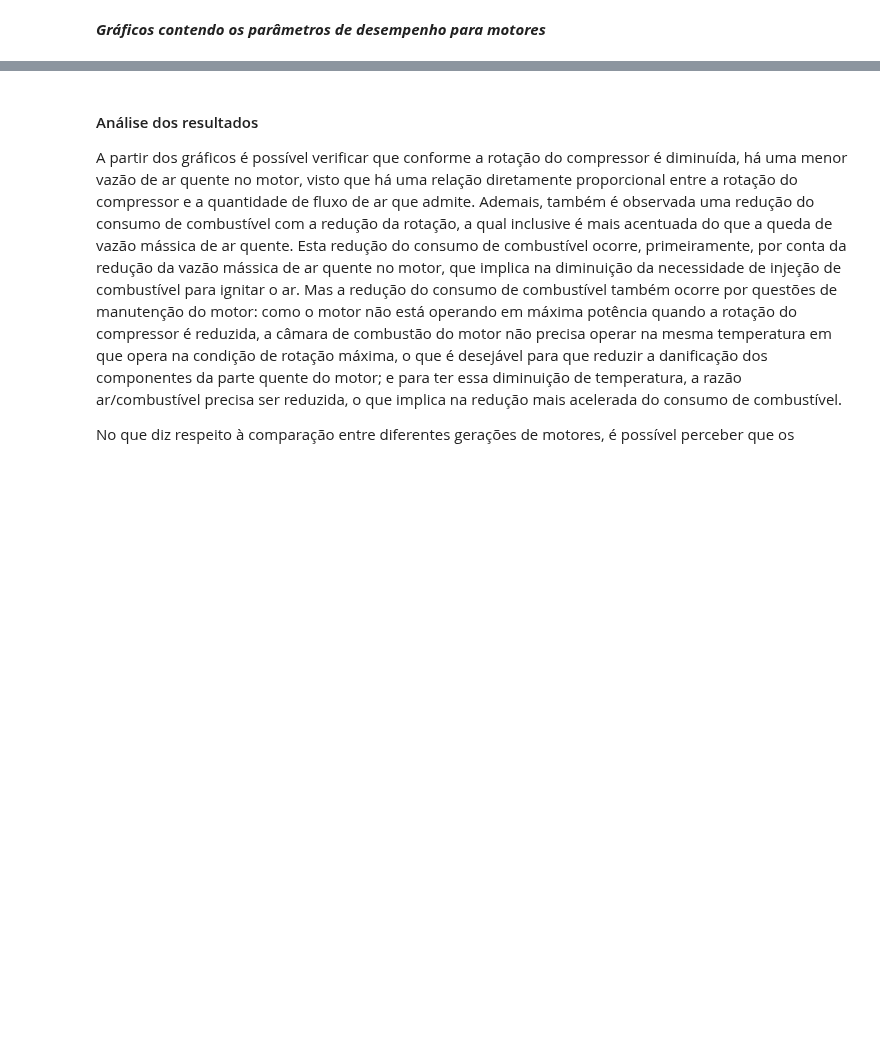
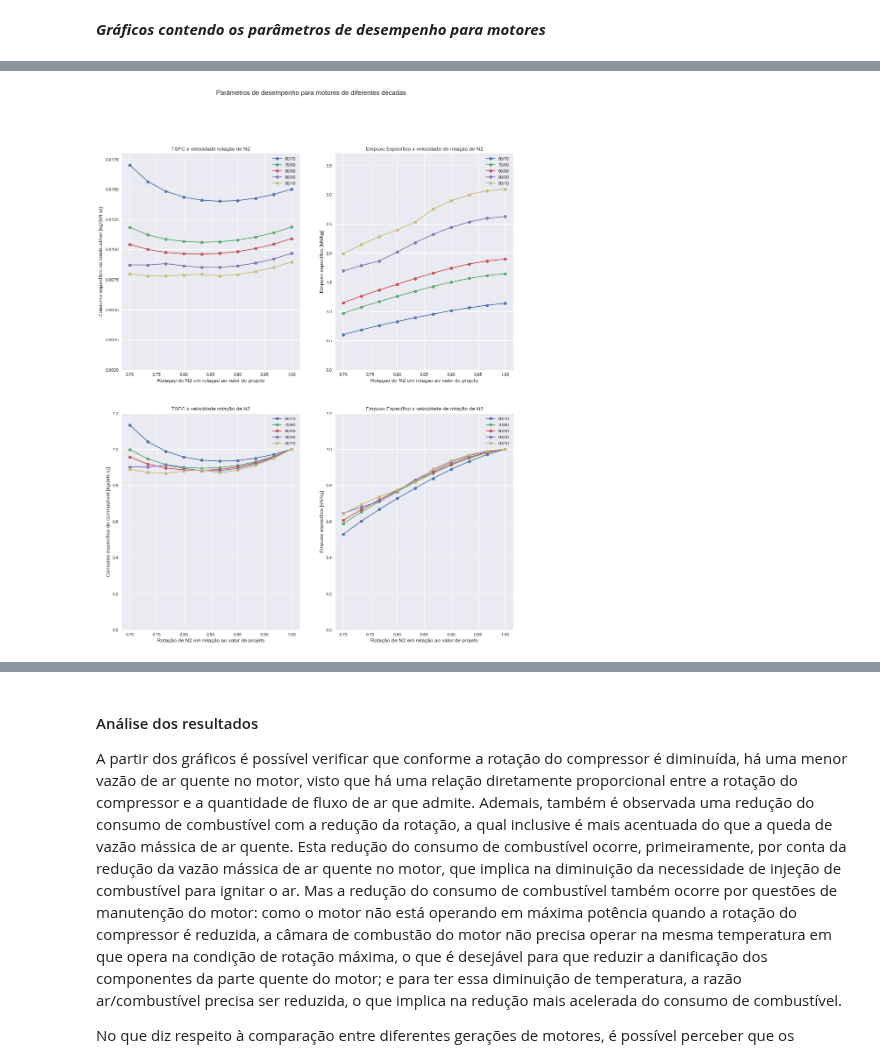
Before and after one commit to jonasdegrave/gas-turbine, a Jupyter notebook: gasTurbineReport.ipynb, the cells around one changed output, grey strips where cells are left out. Saved outputs shown, nothing was run; the diff lists cells and outputs as text; code cells hidden in the pictures; blank space fills up the shorter version.

```diff
--- a/gasTurbineReport.ipynb
+++ b/gasTurbineReport.ipynb
@@ -1453,7 +1457,7 @@ fig, ax = plt.subplots(nrows=rows, ncols=cols, figsize=(16,20))
 
 fig.suptitle('Parâmetros de desempenho para motores de diferentes décadas',fontsize=fontsize_title)
 # Definicão dos títulos e indices dos gráficos
-titulos=['TSFC x velocidade rotação de N2','Empuxo Específico x veocidade de rotação de N2','TSFC normalizado x velocidade de rotação de N2','Empuxo Específico normalizado x velocidade de rotação de N2']
+titulos=['TSFC x velocidade rotação de N2','Empuxo Específico x velocidade de rotação de N2','TSFC normalizado x velocidade de rotação de N2','Empuxo Específico normalizado x velocidade de rotação de N2']
 ylabels=['Consumo específico de combustível [kg/(kN s)]','Empuxo específico [kN/kg]','Consumo específico de combustível normalizado','Empuxo específico normalizado']
 labels = ['60/70','70/80','80/90','90/00','00/10']
 
@@ -1481,33 +1485,35 @@ for j in range(0,cols):
     aux += 1
 i = 1
 aux = 2
 for j in range(0,cols):
     plt.sca(ax[i,j])
     ax[i,j].set_xlabel('Rotação de N2 em relação ao valor de projeto',fontsize=fontsize_label)
     ax[i,j].set_ylabel(ylabels[aux-2],fontsize=fontsize_label)
     ax[i,j].set_ylim(0,1.2*performance_list[0][labels[0]].iloc[aux]/performance_list[0][labels[0]].iloc[aux])
     for k in range(0,5):
         plt.plot(np.linspace(1.0,0.7,10),
         [performance_list[0][labels[k]].iloc[aux]/performance_list[0][labels[k]].iloc[aux],
         performance_list[1][labels[k]].iloc[aux]/performance_list[0][labels[k]].iloc[aux],
         performance_list[2][labels[k]].iloc[aux]/performance_list[0][labels[k]].iloc[aux],
         performance_list[3][labels[k]].iloc[aux]/performance_list[0][labels[k]].iloc[aux],
         performance_list[4][labels[k]].iloc[aux]/performance_list[0][labels[k]].iloc[aux],
         performance_list[5][labels[k]].iloc[aux]/performance_list[0][labels[k]].iloc[aux],
         performance_list[6][labels[k]].iloc[aux]/performance_list[0][labels[k]].iloc[aux],
         performance_list[7][labels[k]].iloc[aux]/performance_list[0][labels[k]].iloc[aux],
         performance_list[8][labels[k]].iloc[aux]/performance_list[0][labels[k]].iloc[aux],
         performance_list[9][labels[k]].iloc[aux]/performance_list[0][labels[k]].iloc[aux]],label= labels[k], marker='o')
     plt.title(titulos[aux-2])
 
     plt.legend()
     aux += 1
 
 # save the plot as a file
 fig.savefig('images/questao3/itemB_2.jpg',
             format='jpeg',
             dpi=300,
             bbox_inches='tight')
+# %% [output]
+[figure, added]
 # %% [markdown]
 <img src="images/questao3/itemB_2.jpg" alt="TSFC e Empuxo Específico das diferentes geracoes de motores variando N2" style="width: 15 cm;"/>
 # %% [markdown]
```
Also changed, not shown: parts of 2 cells of this notebook, 2 other files.
